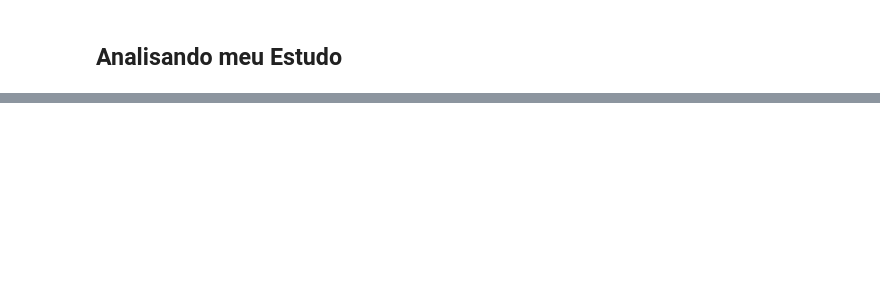
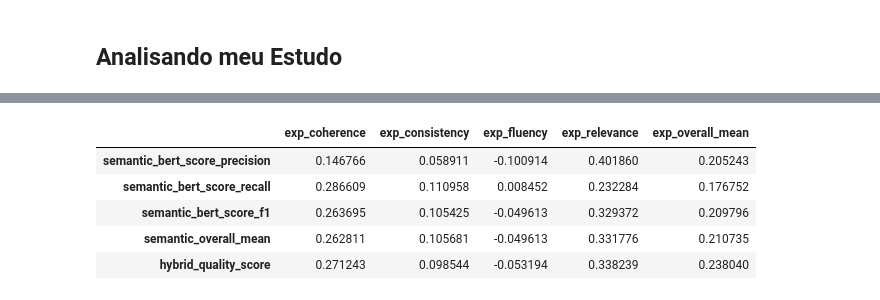
Before and after one commit to thiago-ouverney/pyAutoSummarizer, a Jupyter notebook: research/optimization.ipynb, the cells around one changed output, grey strips where cells are left out. Cells and saved outputs as stored; diff of their text form; code cells hidden in the pictures; blank space fills up the shorter version.

```diff
--- a/research/optimization.ipynb
+++ b/research/optimization.ipynb
@@ -145,0 +175,9 @@ show(fig)
+# %%
+correlation_table_best_param.tail()
+# %% [output]
+|  | exp_coherence | exp_consistency | exp_fluency | exp_relevance | exp_overall_mean |
+| semantic_bert_score_precision | 0.146766 | 0.058911 | -0.100914 | 0.401860 | 0.205243 |
+| semantic_bert_score_recall | 0.286609 | 0.110958 | 0.008452 | 0.232284 | 0.176752 |
+| semantic_bert_score_f1 | 0.263695 | 0.105425 | -0.049613 | 0.329372 | 0.209796 |
+| semantic_overall_mean | 0.262811 | 0.105681 | -0.049613 | 0.331776 | 0.210735 |
+| hybrid_quality_score | 0.271243 | 0.098544 | -0.053194 | 0.338239 | 0.238040 |
```
Also changed, not shown: parts of 19 cells of this notebook.
